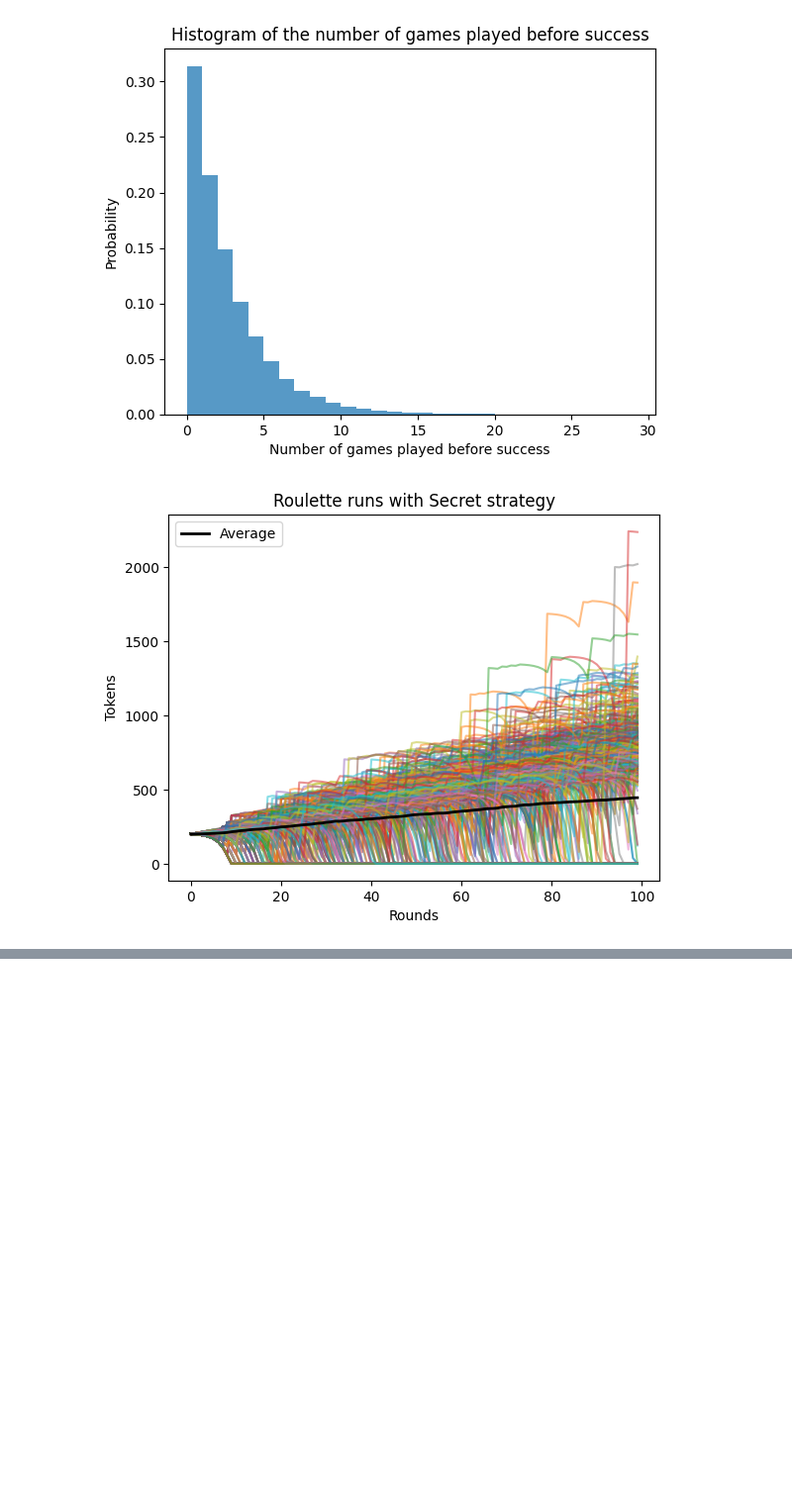
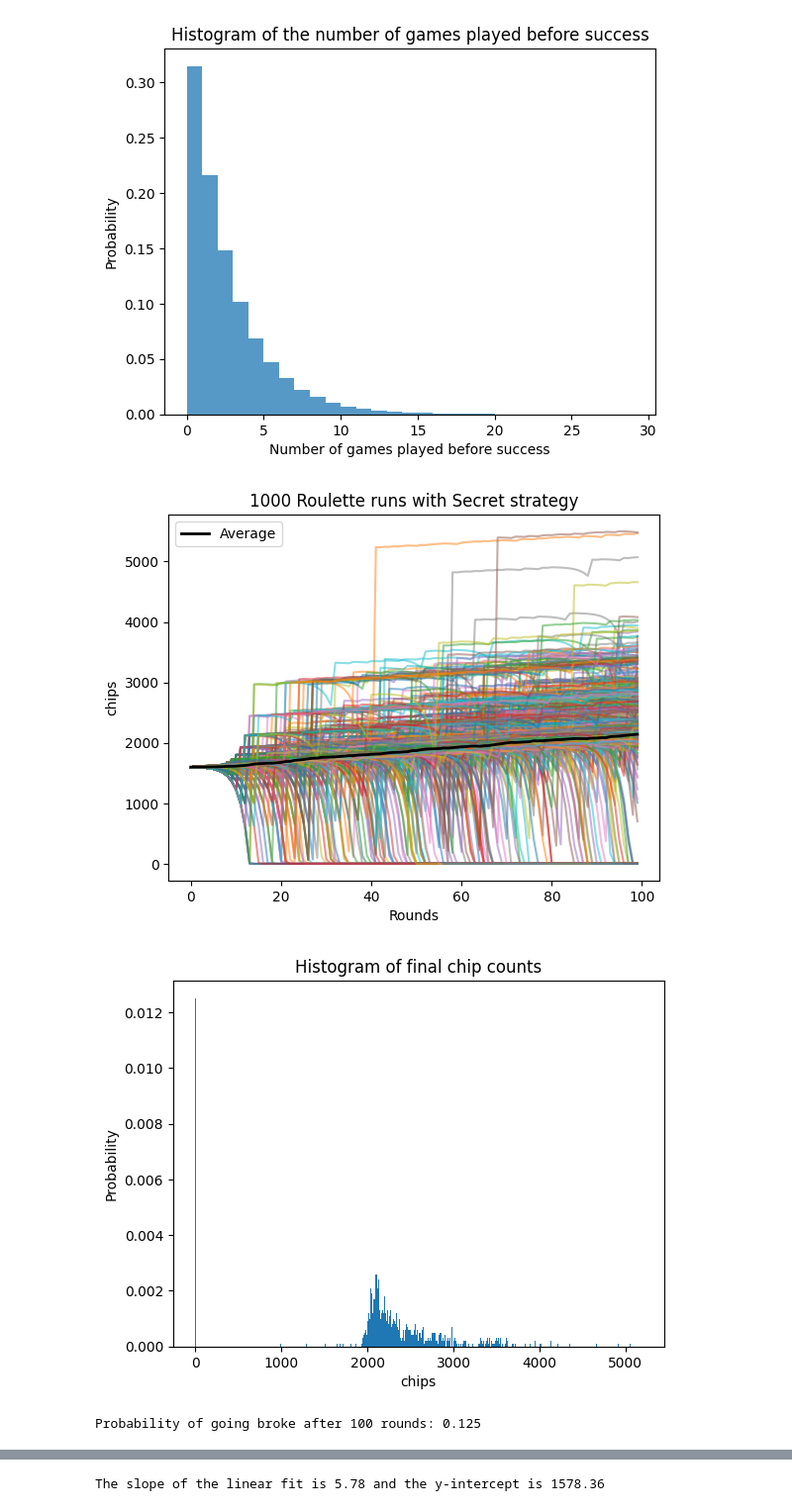
Before and after one commit to Alex427427427/roulette_sim, a Jupyter notebook: third_strat.ipynb, the cells around one changed output, grey strips where cells are left out. Shown at 99% size. Drawn from its saved outputs; the diff is of its cells as text; code cells hidden in the pictures; blank space fills up the shorter version.

Commit message:
added more graphs to analyse

```diff
--- a/third_strat.ipynb
+++ b/third_strat.ipynb
@@ -37,39 +37,68 @@ def fibonacci(n):
 def exponential_bet(n):
     return 2**n
 
-def roulette_run(starting_tokens = 200, max_iter = 100):
-    tokens = starting_tokens
-    tokens_list = []
+def roulette_run(starting_chips = 200, max_iter = 100):
+    chips = starting_chips
+    chips_list = []
     seq_id = 0
     for i in range(max_iter):
-        if tokens <= 0:
-            tokens_list.append(0)
+        if chips <= 0:
+            chips_list.append(0)
             continue
-        tokens_list.append(tokens)
+        chips_list.append(chips)
         bet = fibonacci(seq_id) # CHANGE HERE FOR DIFFERENT BETTING STRATEGIES
         if random.randint(1, 38) > 12:
-            tokens -= bet
+            chips -= bet
             seq_id += 1
         else:
-            tokens += 3*bet
+            chips += 3*bet
             seq_id = 0
-    return tokens_list
+    return chips_list
 # %%
 # run the roulette game a few times and plot the results on the same graph
 n_runs = 1000
 max_iter = 100
-starting_tokens = 200
+starting_chips = 1600
+
 results_array = np.zeros((n_runs, max_iter))
 for i in range(n_runs):
-    results_array[i] = roulette_run(starting_tokens=starting_tokens, max_iter=max_iter)
-    plt.plot(roulette_run(starting_tokens=200, max_iter=100), alpha=0.5)
+    results_array[i] = roulette_run(starting_chips=starting_chips, max_iter=max_iter)
+    plt.plot(roulette_run(starting_chips=starting_chips, max_iter=max_iter), alpha=0.5)
 # calculate average and plot on same plot
 average = np.mean(results_array, axis=0)
+
 plt.plot(average, color='black', linewidth=2, label='Average')
-plt.title('Roulette runs with Secret strategy')
+plt.title(f'{n_runs} Roulette runs with Secret strategy')
 plt.xlabel('Rounds')
-plt.ylabel('Tokens')
+plt.ylabel('chips')
 plt.legend()
 plt.show()
+
+# plot the histogram of the results
+plt.hist(results_array[:, -1], bins=range(0, (n_runs+starting_chips)*2, 10), density=True)
+plt.title('Histogram of final chip counts')
+plt.xlabel('chips')
+plt.ylabel('Probability')
+plt.show()
+
+# calculate the probability of going broke
+n_broke = np.sum(results_array[:, -1] == 0)
+p_broke = n_broke / n_runs
+print(f'Probability of going broke after {max_iter} rounds: {p_broke}')
+
+# fit a line to the average
+x = np.arange(max_iter)
+m, b = np.polyfit(x, average, 1)
+plt.plot(average, label='Average', color='black')
+plt.plot(m*x + b, label='Linear fit', color='red')
+plt.title('Linear fit to the average of the Roulette runs')
+plt.xlabel('Rounds')
+plt.ylabel('chips')
+plt.legend()
+plt.show()
+
+print(f'The slope of the linear fit is {m:.2f} and the y-intercept is {b:.2f}')
 # %% [output]
-[figure, old version]
+[figure, new version]
+[figure, added]
+Probability of going broke after 100 rounds: 0.125
@@ -75,0 +106 @@ plt.show()
+The slope of the linear fit is 5.78 and the y-intercept is 1578.36
```
Also changed, not shown: parts of 2 cells of this notebook.
